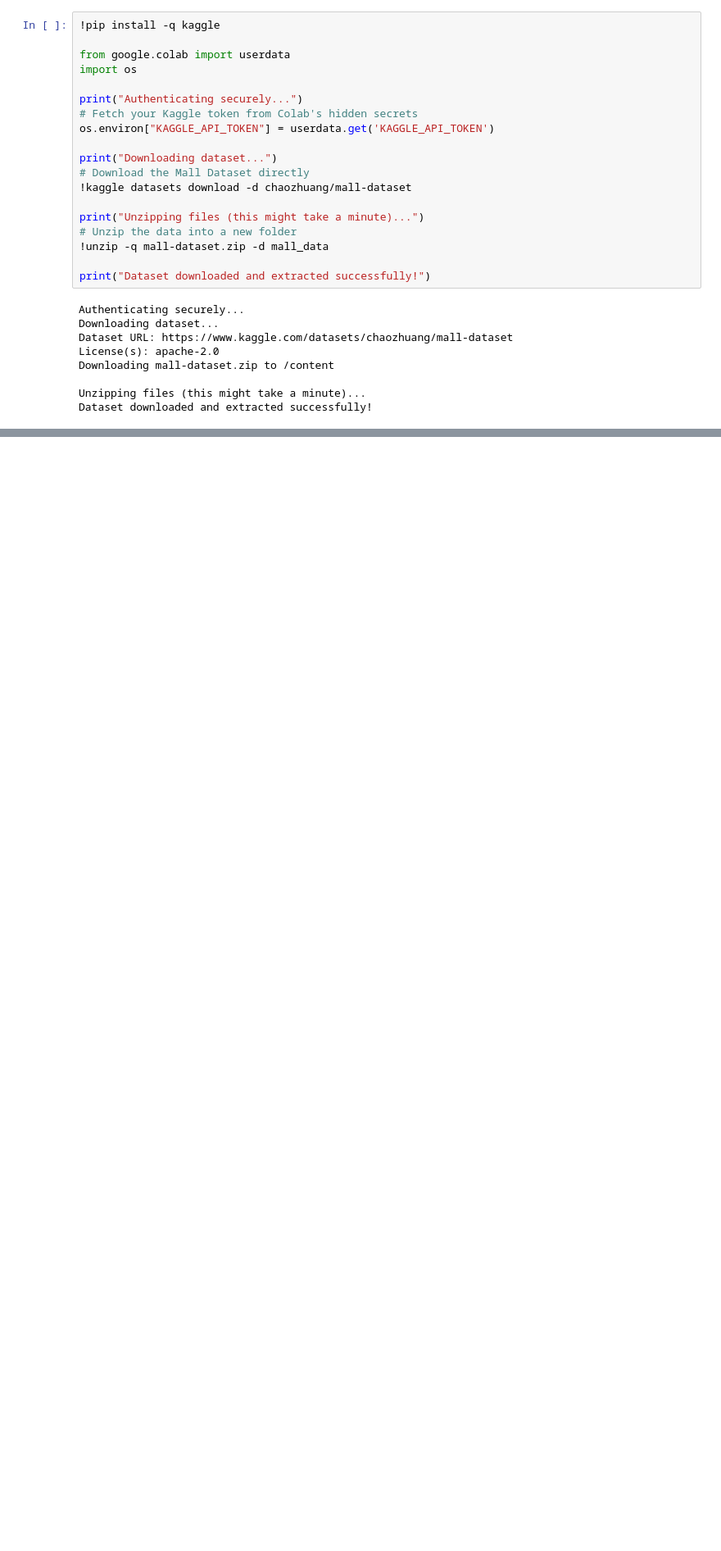
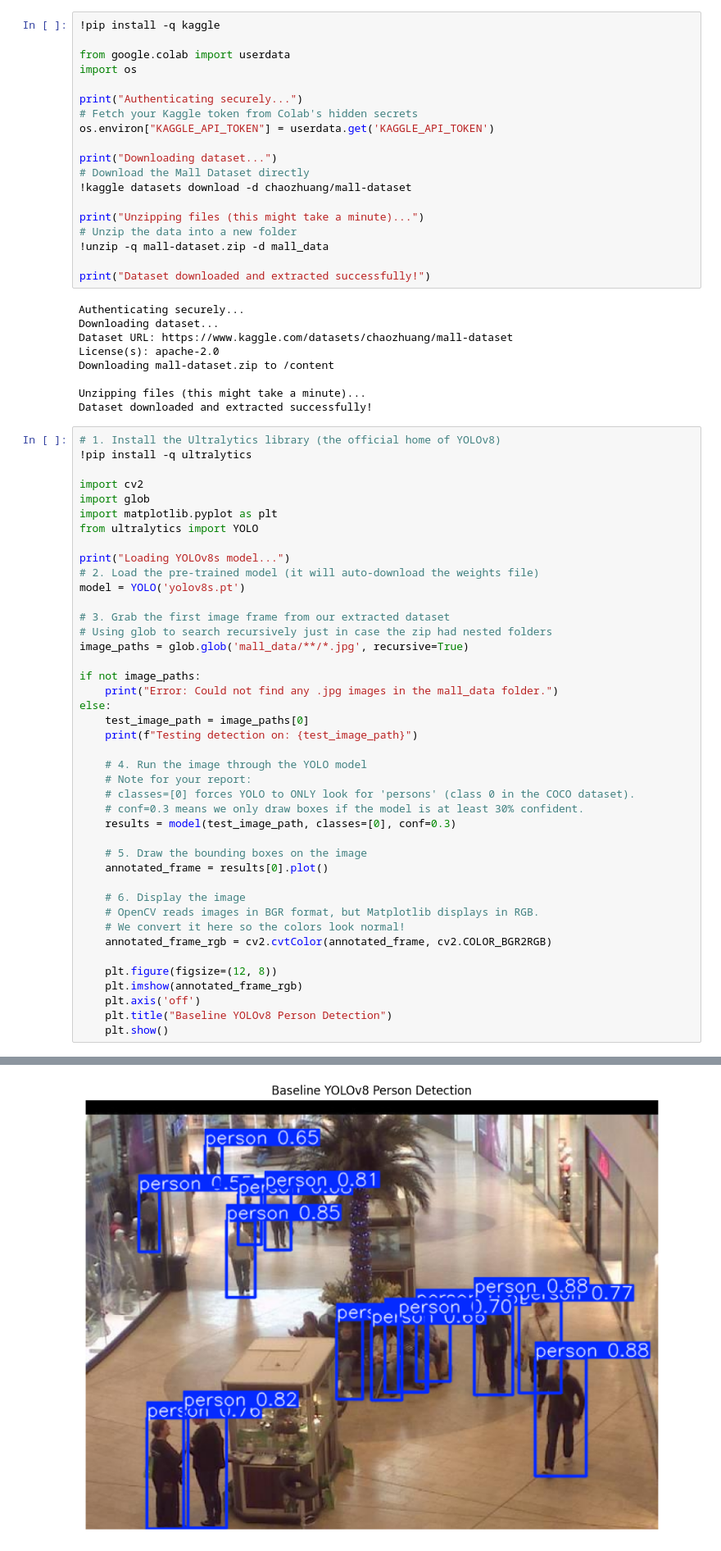
Before and after one commit to arukima12/Retail-Analysis-and-footfall-tracking, a Jupyter notebook: Retail_Analytics_&_Footfall_Tracking.ipynb, the cells around one changed output, grey strips where cells are left out. Shown at 82% size. Cells and saved outputs as stored; diff of their text form; blank space fills up the shorter version.

```diff
--- a/Retail_Analytics_&_Footfall_Tracking.ipynb
+++ b/Retail_Analytics_&_Footfall_Tracking.ipynb
@@ -28,3 +48,46 @@ Downloading mall-dataset.zip to /content
 
 Unzipping files (this might take a minute)...
 Dataset downloaded and extracted successfully!
+# %%
+# 1. Install the Ultralytics library (the official home of YOLOv8)
+!pip install -q ultralytics
+
+import cv2
+import glob
+import matplotlib.pyplot as plt
+from ultralytics import YOLO
+
+print("Loading YOLOv8s model...")
+# 2. Load the pre-trained model (it will auto-download the weights file)
+model = YOLO('yolov8s.pt')
+
+# 3. Grab the first image frame from our extracted dataset
+# Using glob to search recursively just in case the zip had nested folders
+image_paths = glob.glob('mall_data/**/*.jpg', recursive=True)
+
+if not image_paths:
+    print("Error: Could not find any .jpg images in the mall_data folder.")
+else:
+    test_image_path = image_paths[0]
+    print(f"Testing detection on: {test_image_path}")
+
+    # 4. Run the image through the YOLO model
+    # Note for your report:
+    # classes=[0] forces YOLO to ONLY look for 'persons' (class 0 in the COCO dataset).
+    # conf=0.3 means we only draw boxes if the model is at least 30% confident.
+    results = model(test_image_path, classes=[0], conf=0.3)
+
+    # 5. Draw the bounding boxes on the image
+    annotated_frame = results[0].plot()
+
+    # 6. Display the image
+    # OpenCV reads images in BGR format, but Matplotlib displays in RGB.
+    # We convert it here so the colors look normal!
+    annotated_frame_rgb = cv2.cvtColor(annotated_frame, cv2.COLOR_BGR2RGB)
+
+    plt.figure(figsize=(12, 8))
+    plt.imshow(annotated_frame_rgb)
+    plt.axis('off')
+    plt.title("Baseline YOLOv8 Person Detection")
+    plt.show()
+# %% [output]
@@ -30,0 +102 @@ Dataset downloaded and extracted successfully!
+[figure, added]
```
Also changed, not shown: parts of 3 cells of this notebook.
